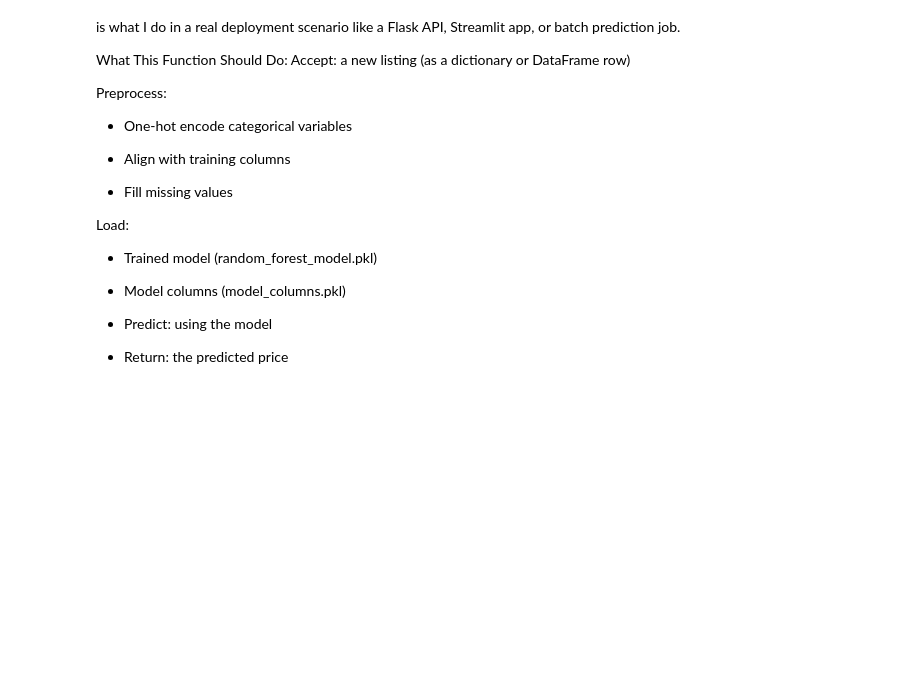
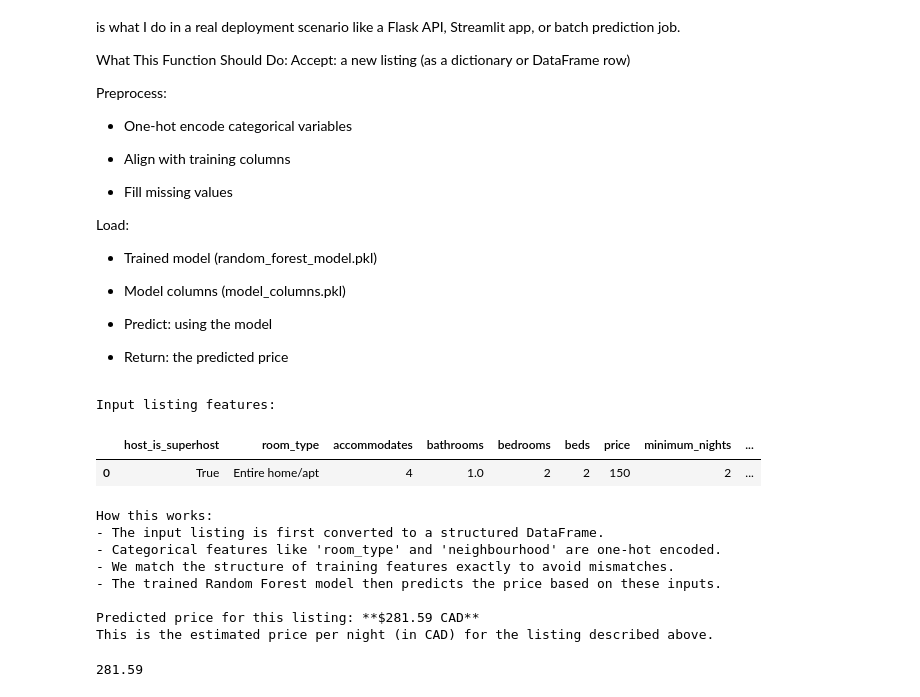
Before and after one commit to babakbaradaran/ml_airbnb_price_regression, a Jupyter notebook: notebooks/modeling.ipynb, the cells around one changed output. Drawn from its saved outputs; the diff is of its cells as text; code cells hidden in the pictures; blank space fills up the shorter version.

Commit message:
added step 9 in modeling notebook. It now nicely output and predicts the price of the listing per night.

```diff
--- a/notebooks/modeling.ipynb
+++ b/notebooks/modeling.ipynb
@@ -305,0 +357,31 @@ Load:
+# %%
+sample_input = {
+    'host_is_superhost': True,
+    'room_type': 'Entire home/apt',
+    'accommodates': 4,
+    'bathrooms': 1.0,
+    'bedrooms': 2,
+    'beds': 2,
+    'price': 150,
+    'minimum_nights': 2,
+    'maximum_nights': 1125,
+    'number_of_reviews': 24,
+    'instant_bookable': False,
+    'review_scores_rating': 95.0,
+    'neighbourhood_cleansed': 'Downtown'
+}
+
+predict_price(sample_input)
+# %% [output]
+Input listing features:
+|  | host_is_superhost | room_type | accommodates | bathrooms | bedrooms | beds | price | minimum_nights | ... |
+| 0 | True | Entire home/apt | 4 | 1.0 | 2 | 2 | 150 | 2 | ... |
+How this works:
+- The input listing is first converted to a structured DataFrame.
+- Categorical features like 'room_type' and 'neighbourhood' are one-hot encoded.
+- We match the structure of training features exactly to avoid mismatches.
+- The trained Random Forest model then predicts the price based on these inputs.
+
+Predicted price for this listing: **$281.59 CAD**
+This is the estimated price per night (in CAD) for the listing described above.
+281.59
```
Also changed, not shown: parts of 1 cell of this notebook.
